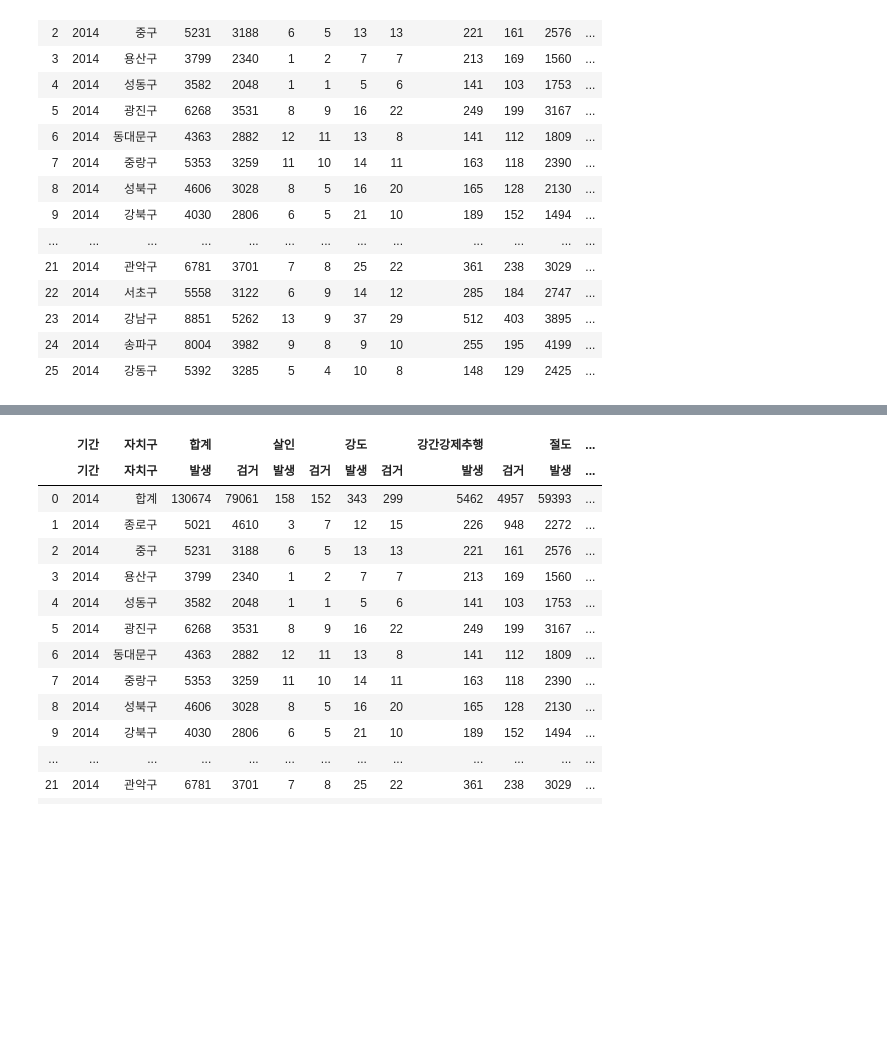
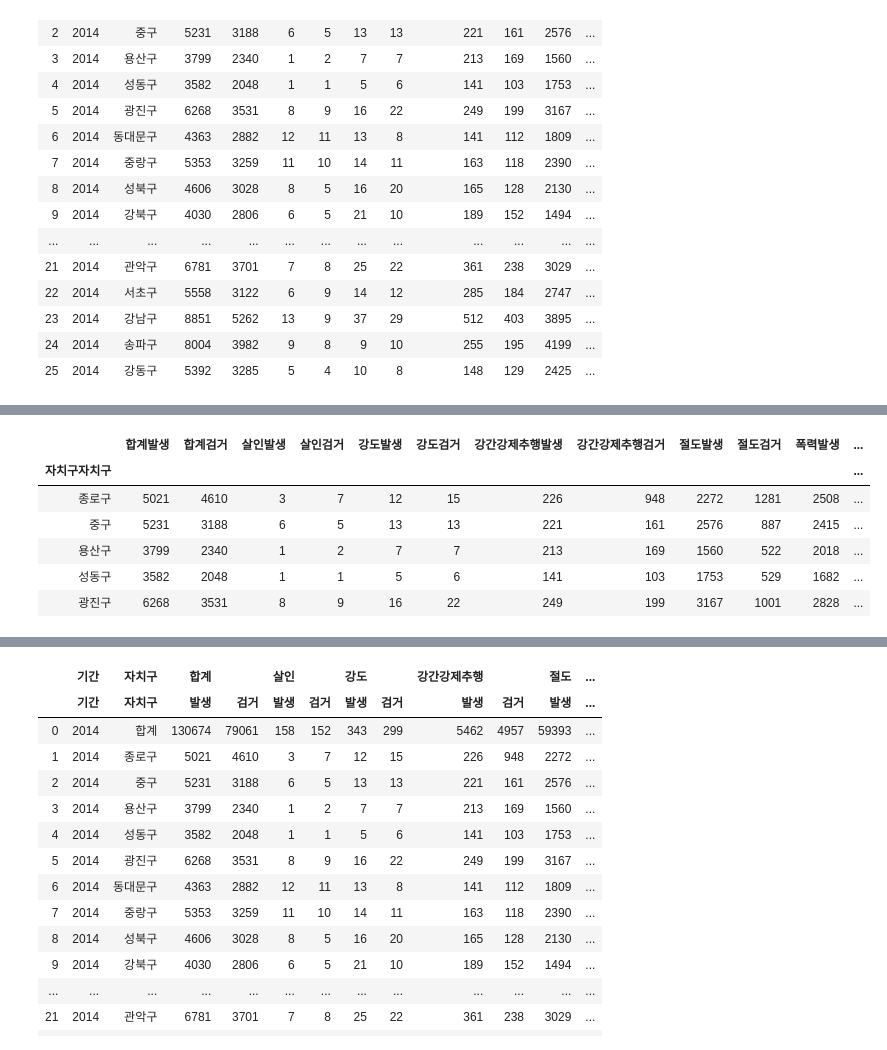
Before and after one commit to kangmj90/python, a Jupyter notebook: sample/안전 체감도.ipynb, the cells around one changed output, grey strips where cells are left out. Saved outputs shown, nothing was run; the diff lists cells and outputs as text; code cells hidden in the pictures; blank space fills up the shorter version.

```diff
--- a/sample/안전 체감도.ipynb
+++ b/sample/안전 체감도.ipynb
@@ -25,0 +55,7 @@ df
+# %%
+# df.reset_index()
+header = df.columns
+col = header.get_level_values(0) + header.get_level_values(1)
+# %%
+df.columns = list(col)
+df.head()
@@ -25,0 +69,4 @@ df
+# %%
+d = df.drop('기간기간', axis=1)
+d = d.drop(0)
+d.head()
@@ -25,0 +80,11 @@ df
+# %%
+d.set_index('자치구자치구', inplace=True)
+d.head()
+# %% [output]
+|  | 합계발생 | 합계검거 | 살인발생 | 살인검거 | 강도발생 | 강도검거 | 강간강제추행발생 | 강간강제추행검거 | 절도발생 | 절도검거 | 폭력발생 | ... |
+| 자치구자치구 |  |  |  |  |  |  |  |  |  |  |  | ... |
+| 종로구 | 5021 | 4610 | 3 | 7 | 12 | 15 | 226 | 948 | 2272 | 1281 | 2508 | ... |
+| 중구 | 5231 | 3188 | 6 | 5 | 13 | 13 | 221 | 161 | 2576 | 887 | 2415 | ... |
+| 용산구 | 3799 | 2340 | 1 | 2 | 7 | 7 | 213 | 169 | 1560 | 522 | 2018 | ... |
+| 성동구 | 3582 | 2048 | 1 | 1 | 5 | 6 | 141 | 103 | 1753 | 529 | 1682 | ... |
+| 광진구 | 6268 | 3531 | 8 | 9 | 16 | 22 | 249 | 199 | 3167 | 1001 | 2828 | ... |
```
Also changed, not shown: parts of 18 cells of this notebook, 6 other files.
